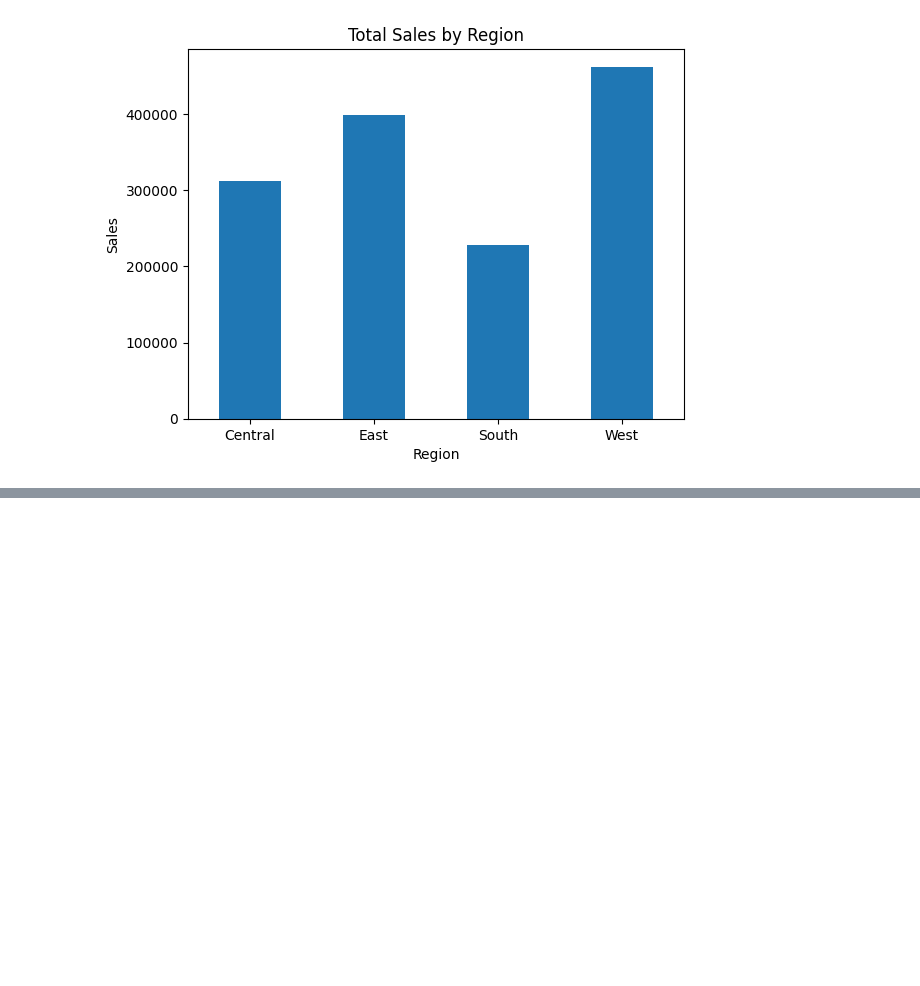
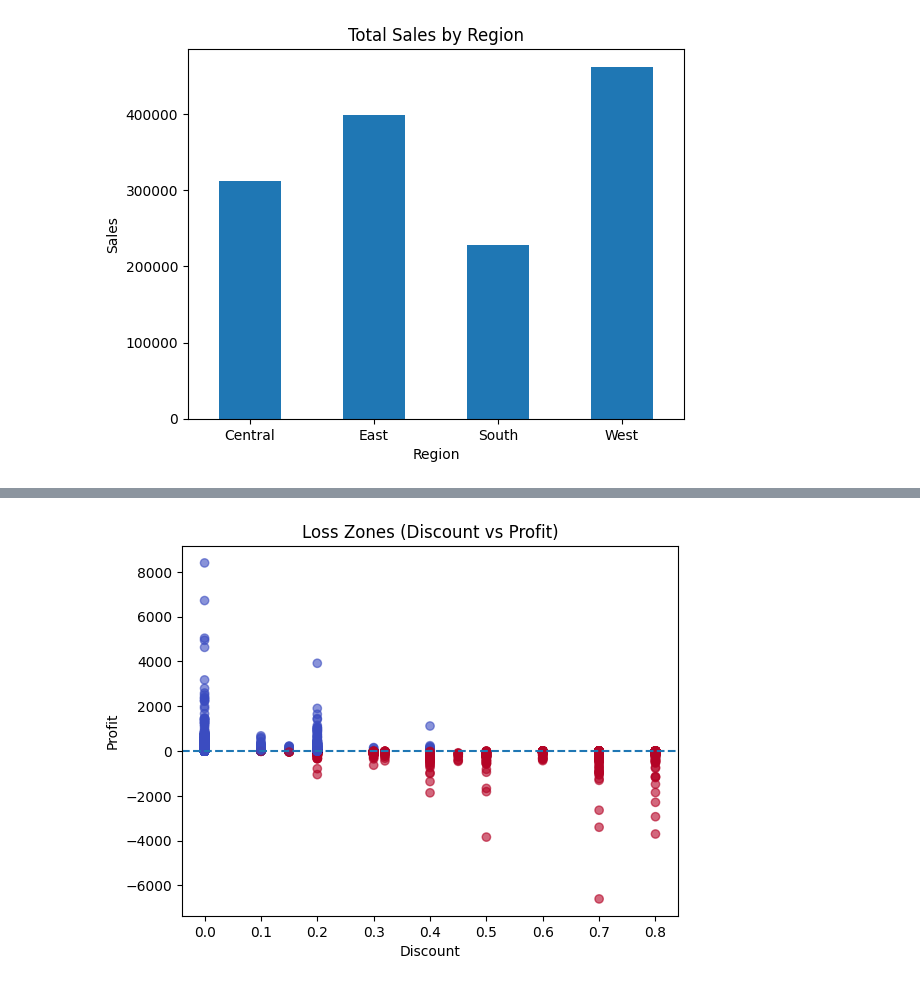
Before and after one commit to om1dev/Sales_Optimization, a Jupyter notebook: notebooks/cleaning_with_analysis.ipynb, the cells around one changed output, grey strips where cells are left out. Drawn from its saved outputs; the diff is of its cells as text; code cells hidden in the pictures; blank space fills up the shorter version.

```diff
--- a/notebooks/cleaning_with_analysis.ipynb
+++ b/notebooks/cleaning_with_analysis.ipynb
@@ -418,0 +431,11 @@ plt.show()
+# %%
+plt.scatter(df['Discount'], df['Profit'],
+            c=(df['Profit'] < 0), cmap='coolwarm', alpha=0.6)
+
+plt.axhline(0, linestyle='--')  # profit = 0 line
+plt.title("Loss Zones (Discount vs Profit)")
+plt.xlabel("Discount")
+plt.ylabel("Profit")
+plt.show()
+# %% [output]
+[figure, added]
```
Also changed, not shown: parts of 2 cells of this notebook, 1 other file.
